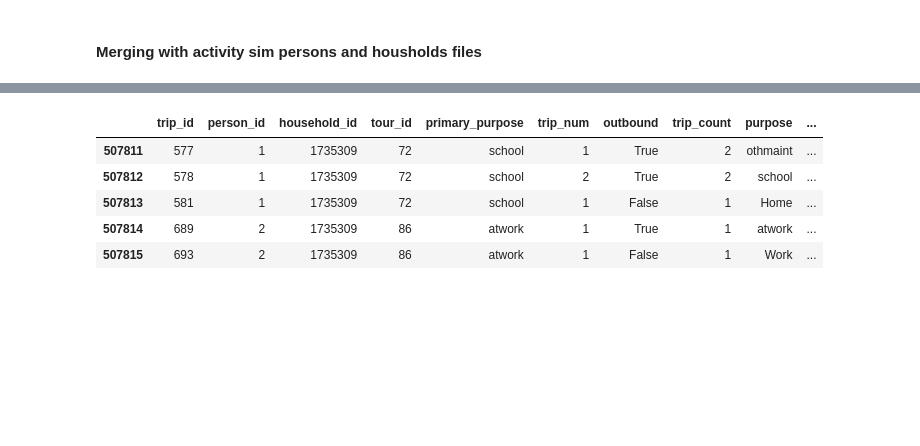
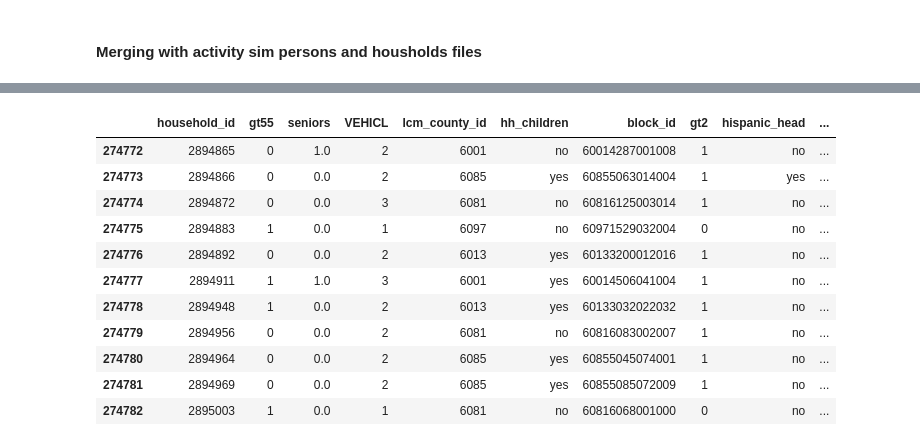
Before and after one commit to LBNL-UCB-STI/beam-core-analysis, a Jupyter notebook: Users/Nazanin/Person_Trip_Level_BEAM_SF.ipynb, the cells around one changed output, grey strips where cells are left out. Drawn from its saved outputs; the diff is of its cells as text; code cells hidden in the pictures; blank space fills up the shorter version.

```diff
--- a/Users/Nazanin/Person_Trip_Level_BEAM_SF.ipynb
+++ b/Users/Nazanin/Person_Trip_Level_BEAM_SF.ipynb
@@ -519,8 +503,8 @@ trips = pd.read_csv(actloc_2018_baseline + 'final_trips.csv')
 #persons.earning[persons.earning<0].count()
 # %%
 # Merge households and persons
-persons = persons.sort_values(by=['household_id'])
-households = households.sort_values(by=['household_id'])
+persons = persons.sort_values(by=['household_id']).reset_index(drop=True)
+households = households.sort_values(by=['household_id']).reset_index(drop=True)
 hhpersons = pd.merge(left=persons, right=households, how='left', on='household_id')
 #hhpersons = pd.merge(left=persons, right=households, how='left', on='household_id', suffixes=('', '_drop'))
 #hhpersons.drop([col for col in hhpersons.columns if 'drop' in col], axis=1, inplace=True)
@@ -539,13 +552,19 @@ tourTripsMerged = pd.merge(left=trips, right=hhperTours, how='left', on=['person
 #tourTripsMerged = pd.merge(left=trips, right=hhperTours, how='left', on=['person_id','tour_id'], suffixes=('', '_drop'))
 #tourTripsMerged.drop([col for col in tourTripsMerged.columns if 'drop' in col], axis=1, inplace=True)
 # %%
-trips.head()
+households.tail(11)
 # %% [output]
-|  | trip_id | person_id | household_id | tour_id | primary_purpose | trip_num | outbound | trip_count | purpose | ... |
-| 507811 | 577 | 1 | 1735309 | 72 | school | 1 | True | 2 | othmaint | ... |
-| 507812 | 578 | 1 | 1735309 | 72 | school | 2 | True | 2 | school | ... |
-| 507813 | 581 | 1 | 1735309 | 72 | school | 1 | False | 1 | Home | ... |
-| 507814 | 689 | 2 | 1735309 | 86 | atwork | 1 | True | 1 | atwork | ... |
-| 507815 | 693 | 2 | 1735309 | 86 | atwork | 1 | False | 1 | Work | ... |
+|  | household_id | gt55 | seniors | VEHICL | lcm_county_id | hh_children | block_id | gt2 | hispanic_head | ... |
+| 274772 | 2894865 | 0 | 1.0 | 2 | 6001 | no | 60014287001008 | 1 | no | ... |
+| 274773 | 2894866 | 0 | 0.0 | 2 | 6085 | yes | 60855063014004 | 1 | yes | ... |
+| 274774 | 2894872 | 0 | 0.0 | 3 | 6081 | no | 60816125003014 | 1 | no | ... |
+| 274775 | 2894883 | 1 | 0.0 | 1 | 6097 | no | 60971529032004 | 0 | no | ... |
+| 274776 | 2894892 | 0 | 0.0 | 2 | 6013 | yes | 60133200012016 | 1 | no | ... |
+| 274777 | 2894911 | 1 | 1.0 | 3 | 6001 | yes | 60014506041004 | 1 | no | ... |
+| 274778 | 2894948 | 1 | 0.0 | 2 | 6013 | yes | 60133032022032 | 1 | no | ... |
+| 274779 | 2894956 | 0 | 0.0 | 2 | 6081 | no | 60816083002007 | 1 | no | ... |
+| 274780 | 2894964 | 0 | 0.0 | 2 | 6085 | yes | 60855045074001 | 1 | no | ... |
+| 274781 | 2894969 | 0 | 0.0 | 2 | 6085 | yes | 60855085072009 | 1 | no | ... |
+| 274782 | 2895003 | 1 | 0.0 | 1 | 6081 | no | 60816068001000 | 0 | no | ... |
 # %%
 # Merge person_trip level BEAM with activity sim merged files
```
Also changed, not shown: parts of 41 cells of this notebook, 3 other files.
